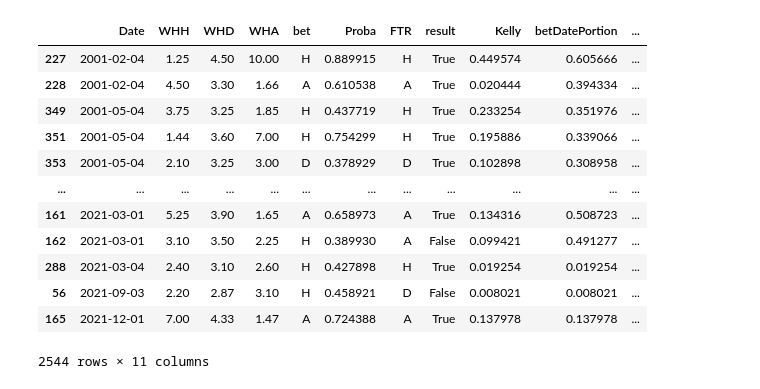
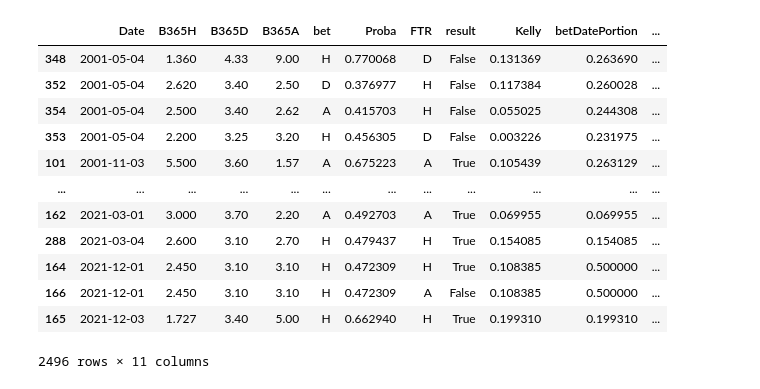
Before and after one commit to tlminhkhoa/AISportBetting, a Jupyter notebook: model2.ipynb, the cells around one changed output. Drawn from its saved outputs; the diff is of its cells as text; code cells hidden in the pictures.

```diff
--- a/model2.ipynb
+++ b/model2.ipynb
@@ -6,7 +1,7 @@ Drive already mounted at /content/drive; to attempt to forcibly remount, call dr
 # %%
 import os
 import pandas as pd
-path = "/content/drive/MyDrive/SportBetting/Data2"
+path = "./Data2"
 dir_list = os.listdir(path)
 allData = [file for file in dir_list if "-" in file and ".csv" in file]
 allData.remove("2000-2001.csv")
@@ -15,8 +10,8 @@ df = pd.DataFrame()
 # cols = ["B365H","B365D","B365A","BSH","BSD","BSA","BWH","BWD","BWA","GBH","GBD","GBA","IWH","IWD","IWA","LBH","LBD","LBA","PSH","PSD","PSA","SOH","SOD","SOA","SBH","SBD","SBA","SJH","SJD","SJA","SYH","SYD","SYA","VCH","VCD","VCA","WHH","WHD","WHA"]
 
 # cols = ["HomeTeam","AwayTeam","FTR","Date","B365H","B365D","B365A","BWH","BWD","BWA","IWH","IWD","IWA","PSH","PSD","PSA","WHH","WHD","WHA","VCH","VCD","VCA"]
-# cols = ["HomeTeam","AwayTeam","FTR","Date","B365H","B365D","B365A"]
-cols = ["HomeTeam","AwayTeam","FTR","Date","WHH","WHD","WHA"]
+cols = ["HomeTeam","AwayTeam","FTR","Date","B365H","B365D","B365A"]
+# cols = ["HomeTeam","AwayTeam","FTR","Date","WHH","WHD","WHA"]
 for file in allData:
     pathFile = os.path.join(path,file)
     try:
@@ -117,3 +89,9 @@ RandomForestClassifier(max_depth=10, max_features='sqrt', min_samples_leaf=4,
+# %%
+# clf = rf_random.best_estimator_
+# rf_random.best_estimator_
+
+clf = RandomForestClassifier(max_depth=10, min_samples_leaf=4, min_samples_split=5,
+                       n_estimators=200, random_state=42)
 # %%
 from sklearn.ensemble import RandomForestClassifier
 from sklearn.model_selection import cross_val_score
@@ -168,11 +150,11 @@ X_trainDate
 def AddKellyCriterion(row):
   bet = row["bet"]
   if bet == "H":
-    odd = row["WHH"]
+    odd = row["B365H"]
   elif bet == "D":
-    odd = row["WHD"]
+    odd = row["B365D"]
   else:
-    odd = row["WHA"]
+    odd = row["B365A"]
 
 
   B = odd - 1
@@ -225,49 +207,49 @@ def softmax(vector):
 	return e / e.sum()
 
 doneList = []
 betDatePortion = []
 odds = []
 for row in X_trainDate.iterrows():
 
   bet = row[1]["bet"]
   if bet == "H":
-    odd = row[1]["WHH"]
+    odd = row[1]["B365H"]
   elif bet == "D":
-    odd = row[1]["WHD"]
+    odd = row[1]["B365D"]
   else:
-    odd = row[1]["WHA"]
+    odd = row[1]["B365A"]
   odds.append(odd)
 
   date = row[1]["Date"]
   if date in doneList:
     continue
   data = X_trainDate[X_trainDate["Date"] == date]
 
   if len(data) == 1:
     betDatePortion.append(row[1]["Kelly"])
   else:
     for i in softmax(data["Kelly"]):
       betDatePortion.append(i)
 
   doneList.append(date)
 
 X_trainDate["betDatePortion"] = betDatePortion
 X_trainDate["odd"] = odds
 X_trainDate
 # %% [output]
-|  | Date | WHH | WHD | WHA | bet | Proba | FTR | result | Kelly | betDatePortion | ... |
-| 227 | 2001-02-04 | 1.25 | 4.50 | 10.00 | H | 0.889915 | H | True | 0.449574 | 0.605666 | ... |
-| 228 | 2001-02-04 | 4.50 | 3.30 | 1.66 | A | 0.610538 | A | True | 0.020444 | 0.394334 | ... |
-| 349 | 2001-05-04 | 3.75 | 3.25 | 1.85 | H | 0.437719 | H | True | 0.233254 | 0.351976 | ... |
-| 351 | 2001-05-04 | 1.44 | 3.60 | 7.00 | H | 0.754299 | H | True | 0.195886 | 0.339066 | ... |
-| 353 | 2001-05-04 | 2.10 | 3.25 | 3.00 | D | 0.378929 | D | True | 0.102898 | 0.308958 | ... |
+|  | Date | B365H | B365D | B365A | bet | Proba | FTR | result | Kelly | betDatePortion | ... |
+| 348 | 2001-05-04 | 1.360 | 4.33 | 9.00 | H | 0.770068 | D | False | 0.131369 | 0.263690 | ... |
+| 352 | 2001-05-04 | 2.620 | 3.40 | 2.50 | D | 0.376977 | H | False | 0.117384 | 0.260028 | ... |
+| 354 | 2001-05-04 | 2.500 | 3.40 | 2.62 | A | 0.415703 | H | False | 0.055025 | 0.244308 | ... |
+| 353 | 2001-05-04 | 2.200 | 3.25 | 3.20 | H | 0.456305 | D | False | 0.003226 | 0.231975 | ... |
+| 101 | 2001-11-03 | 5.500 | 3.60 | 1.57 | A | 0.675223 | A | True | 0.105439 | 0.263129 | ... |
 | ... | ... | ... | ... | ... | ... | ... | ... | ... | ... | ... | ... |
-| 161 | 2021-03-01 | 5.25 | 3.90 | 1.65 | A | 0.658973 | A | True | 0.134316 | 0.508723 | ... |
-| 162 | 2021-03-01 | 3.10 | 3.50 | 2.25 | H | 0.389930 | A | False | 0.099421 | 0.491277 | ... |
-| 288 | 2021-03-04 | 2.40 | 3.10 | 2.60 | H | 0.427898 | H | True | 0.019254 | 0.019254 | ... |
-| 56 | 2021-09-03 | 2.20 | 2.87 | 3.10 | H | 0.458921 | D | False | 0.008021 | 0.008021 | ... |
-| 165 | 2021-12-01 | 7.00 | 4.33 | 1.47 | A | 0.724388 | A | True | 0.137978 | 0.137978 | ... |
+| 162 | 2021-03-01 | 3.000 | 3.70 | 2.20 | A | 0.492703 | A | True | 0.069955 | 0.069955 | ... |
+| 288 | 2021-03-04 | 2.600 | 3.10 | 2.70 | H | 0.479437 | H | True | 0.154085 | 0.154085 | ... |
+| 164 | 2021-12-01 | 2.450 | 3.10 | 3.10 | H | 0.472309 | H | True | 0.108385 | 0.500000 | ... |
+| 166 | 2021-12-01 | 2.450 | 3.10 | 3.10 | H | 0.472309 | A | False | 0.108385 | 0.500000 | ... |
+| 165 | 2021-12-03 | 1.727 | 3.40 | 5.00 | H | 0.662940 | H | True | 0.199310 | 0.199310 | ... |
-2544 rows × 11 columns
+2496 rows × 11 columns
 # %%
 budgetList =[]
 amountList = []
```
Also changed, not shown: parts of 25 cells of this notebook, 30 other files.
